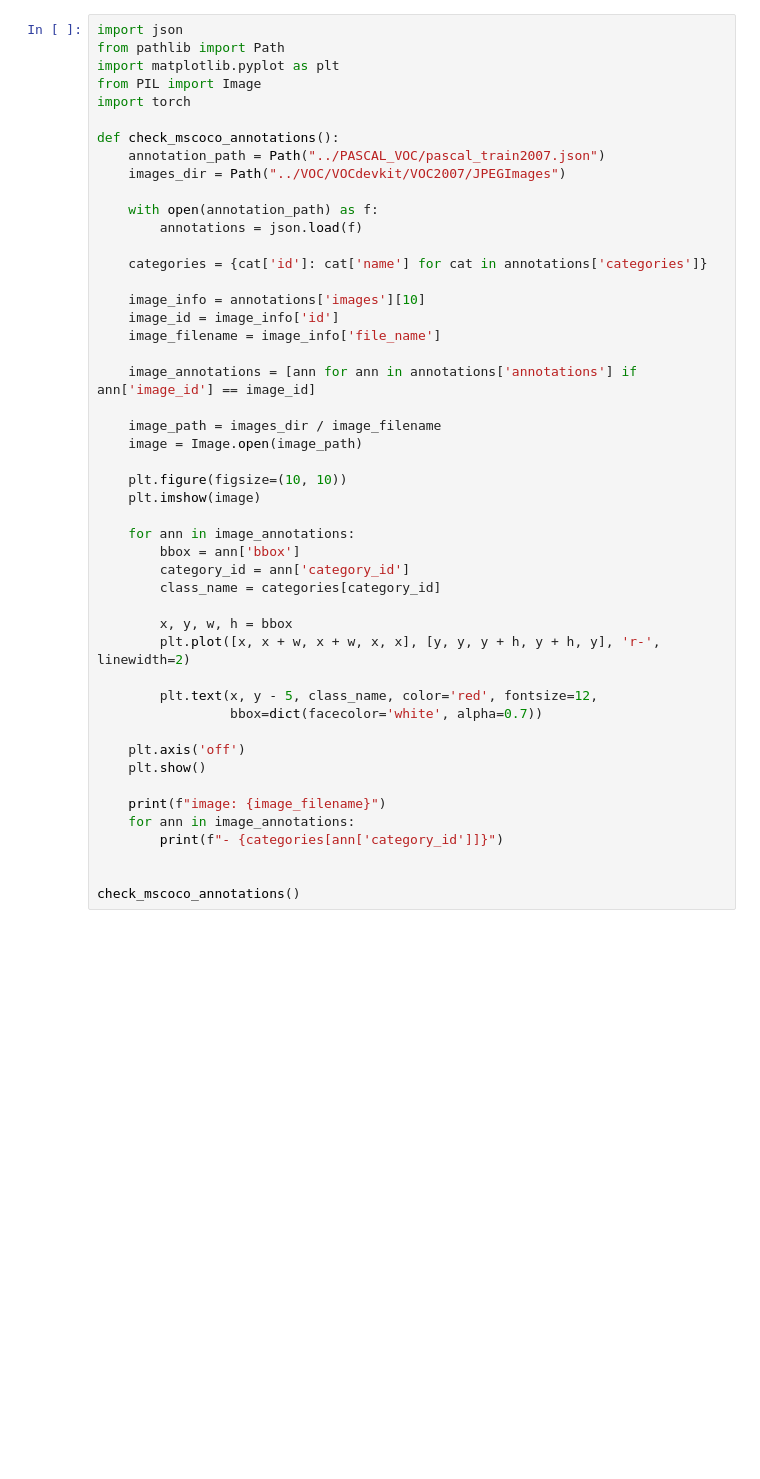
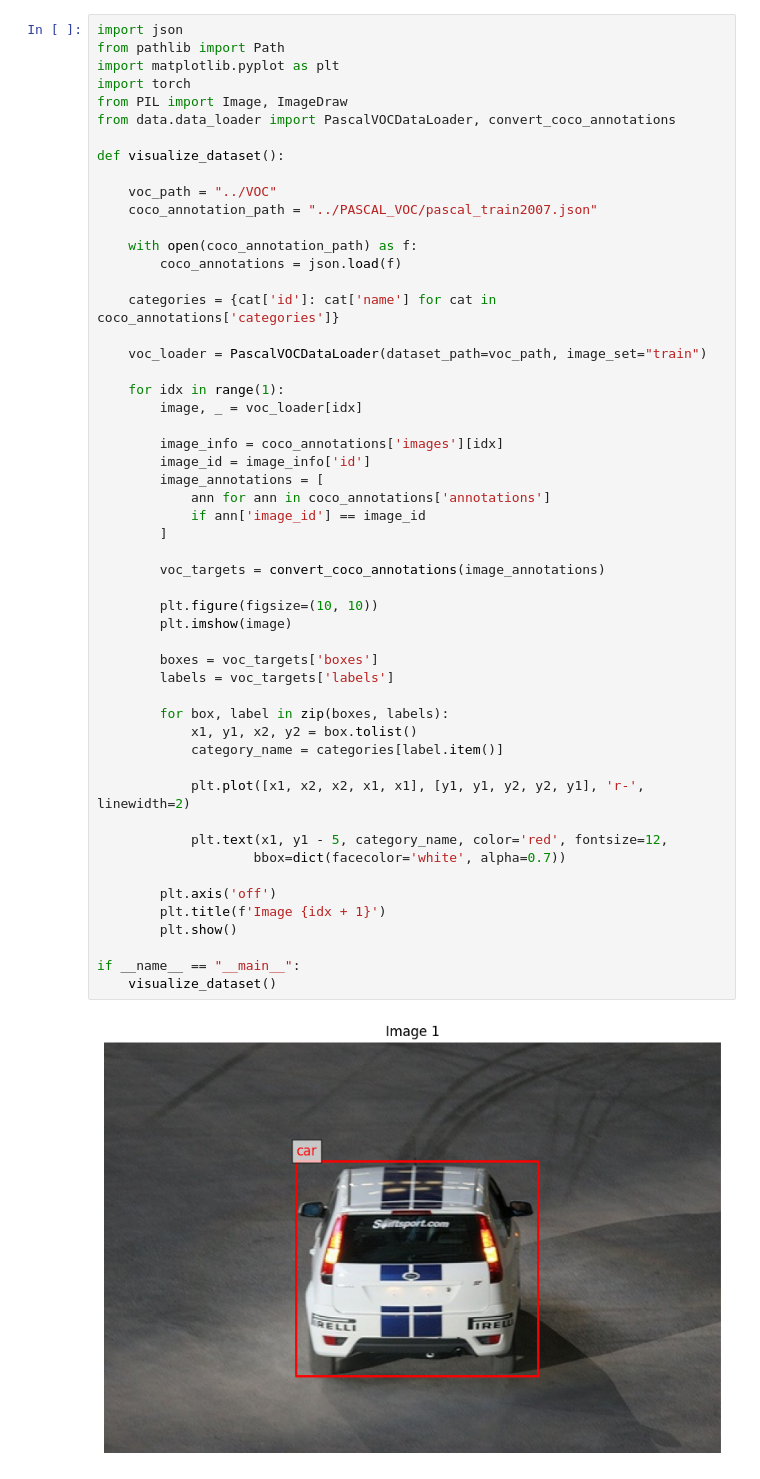
Before and after one commit to bulygin1985/object_detection, a Jupyter notebook: playbooks/annotations_check.ipynb, the cells around one changed output. Drawn from its saved outputs; the diff is of its cells as text; blank space fills up the shorter version.

Commit message:
modify annotations_check

```diff
--- a/playbooks/annotations_check.ipynb
+++ b/playbooks/annotations_check.ipynb
@@ -1,48 +1,55 @@
 # %%
 import json
 from pathlib import Path
 import matplotlib.pyplot as plt
-from PIL import Image
 import torch
+from PIL import Image, ImageDraw
+from data.data_loader import PascalVOCDataLoader, convert_coco_annotations
 
-def check_mscoco_annotations():
-    annotation_path = Path("../PASCAL_VOC/pascal_train2007.json")
-    images_dir = Path("../VOC/VOCdevkit/VOC2007/JPEGImages")
+def visualize_dataset():
 
-    with open(annotation_path) as f:
-        annotations = json.load(f)
+    voc_path = "../VOC"
+    coco_annotation_path = "../PASCAL_VOC/pascal_train2007.json"
 
-    categories = {cat['id']: cat['name'] for cat in annotations['categories']}
+    with open(coco_annotation_path) as f:
+        coco_annotations = json.load(f)
 
-    image_info = annotations['images'][10]
-    image_id = image_info['id']
-    image_filename = image_info['file_name']
+    categories = {cat['id']: cat['name'] for cat in coco_annotations['categories']}
 
-    image_annotations = [ann for ann in annotations['annotations'] if ann['image_id'] == image_id]
+    voc_loader = PascalVOCDataLoader(dataset_path=voc_path, image_set="train")
 
-    image_path = images_dir / image_filename
-    image = Image.open(image_path)
+    for idx in range(1):
+        image, _ = voc_loader[idx]
 
-    plt.figure(figsize=(10, 10))
-    plt.imshow(image)
+        image_info = coco_annotations['images'][idx]
+        image_id = image_info['id']
+        image_annotations = [
+            ann for ann in coco_annotations['annotations']
+            if ann['image_id'] == image_id
+        ]
 
-    for ann in image_annotations:
-        bbox = ann['bbox']
-        category_id = ann['category_id']
-        class_name = categories[category_id]
+        voc_targets = convert_coco_annotations(image_annotations)
 
-        x, y, w, h = bbox
-        plt.plot([x, x + w, x + w, x, x], [y, y, y + h, y + h, y], 'r-', linewidth=2)
+        plt.figure(figsize=(10, 10))
+        plt.imshow(image)
 
-        plt.text(x, y - 5, class_name, color='red', fontsize=12,
-                 bbox=dict(facecolor='white', alpha=0.7))
+        boxes = voc_targets['boxes']
+        labels = voc_targets['labels']
 
-    plt.axis('off')
-    plt.show()
+        for box, label in zip(boxes, labels):
+            x1, y1, x2, y2 = box.tolist()
+            category_name = categories[label.item()]
 
-    print(f"image: {image_filename}")
-    for ann in image_annotations:
-        print(f"- {categories[ann['category_id']]}")
+            plt.plot([x1, x2, x2, x1, x1], [y1, y1, y2, y2, y1], 'r-', linewidth=2)
 
+            plt.text(x1, y1 - 5, category_name, color='red', fontsize=12,
+                    bbox=dict(facecolor='white', alpha=0.7))
 
-check_mscoco_annotations()
+        plt.axis('off')
+        plt.title(f'Image {idx + 1}')
+        plt.show()
+
+if __name__ == "__main__":
+    visualize_dataset()
+# %% [output]
+[figure, added]
```
Also changed, not shown: parts of 1 cell of this notebook.
